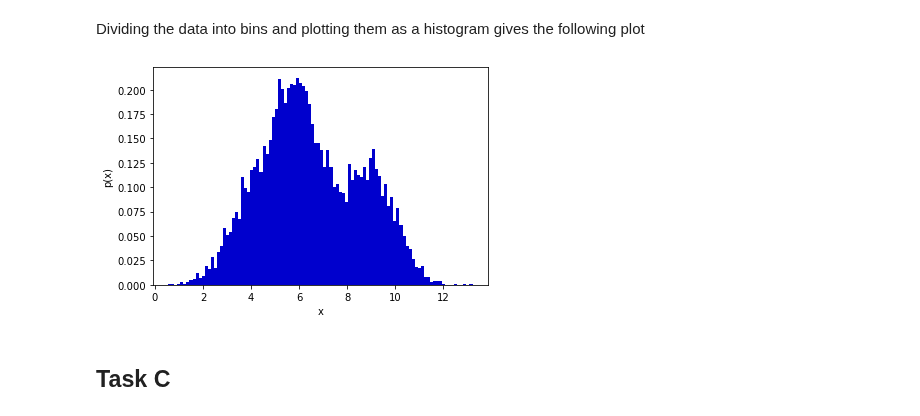
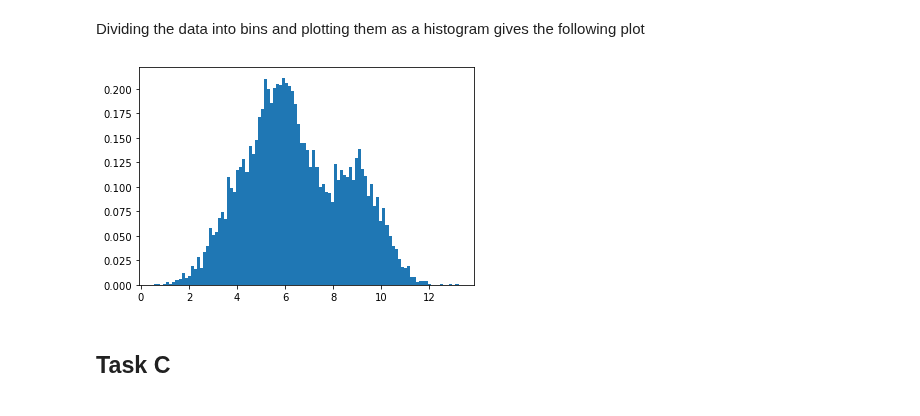
Before and after one commit to balaji1029/homework2, a Jupyter notebook: code/3.ipynb, the cells around one changed output. Cells and saved outputs as stored; diff of their text form; code cells hidden in the pictures.

```diff
--- a/code/3.ipynb
+++ b/code/3.ipynb
@@ -14,7 +14,7 @@ from scipy.special import comb
 # %% [markdown]
 Reading the data from `3.data`
 # %%
-data = np.array(pd.read_csv('3.data'))
+data = np.loadtxt('3.data')
 length = np.shape(data)[0]
 # %% [markdown]
 ## Task A
@@ -37,15 +37,11 @@ $\mu_1 = 6.496121071257862$ and $\mu_2 = 46.55447234919477$
 # %% [markdown]
 Dividing the data into bins and plotting them as a histogram gives the following plot
 # %%
-counts, bin_edges = np.histogram(data, bins=100)
-ratios = counts/counts.sum()*7.92
-plt.bar(bin_edges[:-1], ratios, width=np.diff(bin_edges), color='mediumblue', align="edge")
-plt.xlabel('x')
-plt.ylabel('p(x)')
-# plt.savefig('../images/3a.png')
+plt.hist(data, bins=100, density=True)
+plt.savefig('../images/3b.png')
 plt.show()
 # %% [output]
-[figure, old version]
+[figure, new version]
 # %% [markdown]
 ## Task C
 # %% [markdown]
```
Also changed, not shown: parts of 42 cells of this notebook, 7 other files.
